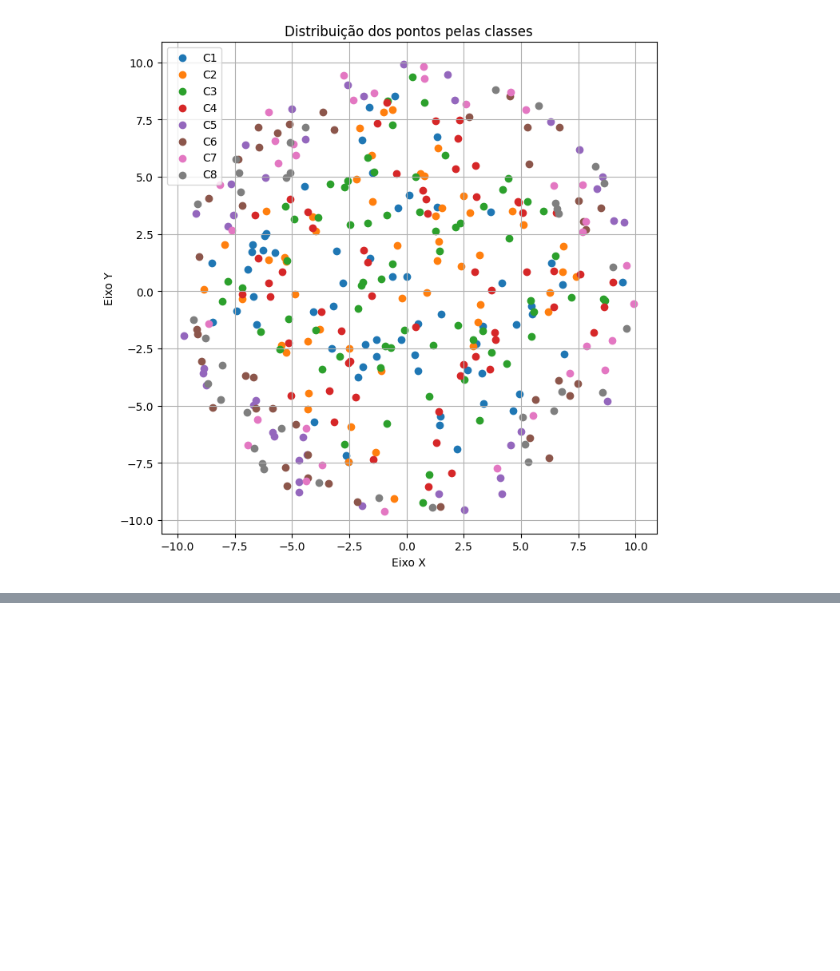
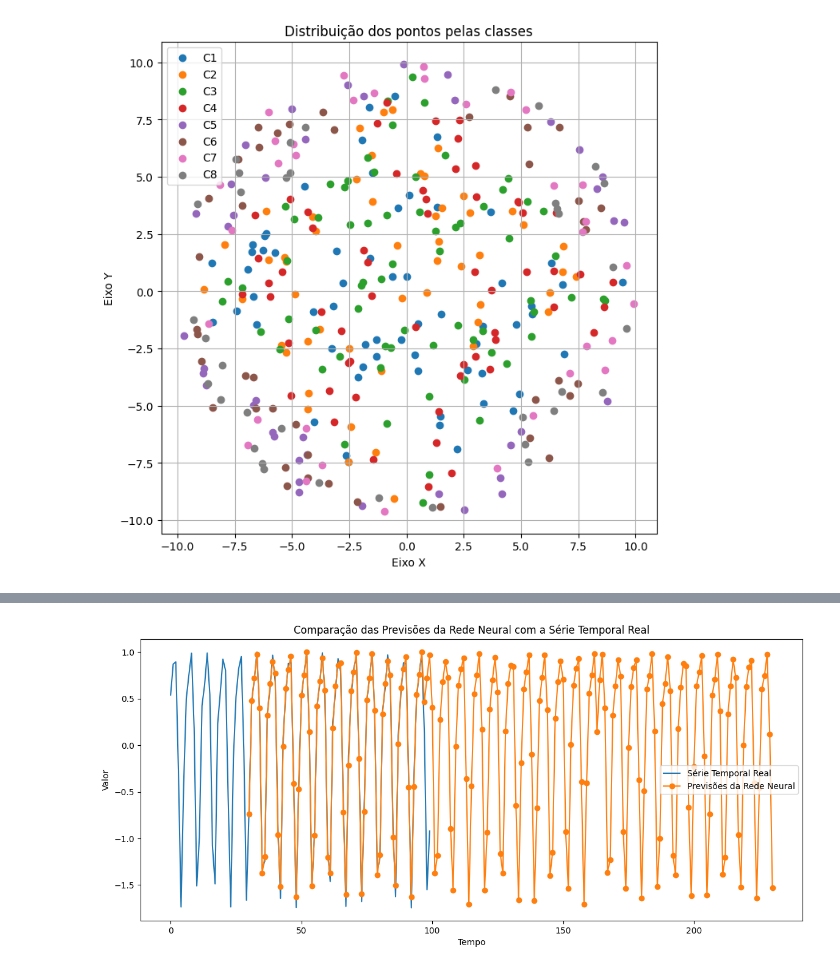
Before and after one commit to ArthurrCr/DEEP-LEARNING, a Jupyter notebook: [DL] 1A Lista_.ipynb, the cells around one changed output, grey strips where cells are left out. Cells and saved outputs as stored; diff of their text form; code cells hidden in the pictures; blank space fills up the shorter version.

```diff
--- a/[DL] 1A Lista_.ipynb
+++ b/[DL] 1A Lista_.ipynb
@@ -744,0 +894,3 @@ plt.show()
+# %%
+X = X.T
+X.shape
@@ -744,0 +899,3 @@ plt.show()
+# %%
+Y = Y.T
+Y.shape
@@ -744,0 +957,32 @@ plt.show()
+# %%
+# Previsões com a rede neural treinada
+def predict(X, parameters):
+    AL, _ = L_model_forward(X, parameters, hidden_activation='relu', output_activation='linear')
+    return AL
+
+# Fazendo previsões
+predictions = predict(X, trained_parameters)
+
+# Plotando as previsões
+plt.figure(figsize=(14, 6))
+
+# Plotando a série temporal real
+plt.plot(time_steps, data, label='Série Temporal Real')
+
+# Preparando os dados de previsão para plotagem
+# Como temos 87 conjuntos de previsões de 3 pontos cada, precisamos "achatar" isso em um único array
+prediction_points = predictions.flatten()
+
+# Os pontos de previsão devem ser alinhados com os pontos na série temporal após a janela de entrada K
+prediction_time_steps = np.arange(K, K + prediction_points.size)
+
+# Plotando as previsões
+plt.plot(prediction_time_steps, prediction_points, 'o-', label='Previsões da Rede Neural')
+
+plt.title('Comparação das Previsões da Rede Neural com a Série Temporal Real')
+plt.xlabel('Tempo')
+plt.ylabel('Valor')
+plt.legend()
+plt.show()
+# %% [output]
+[figure, added]
```
Also changed, not shown: parts of 18 cells of this notebook.
